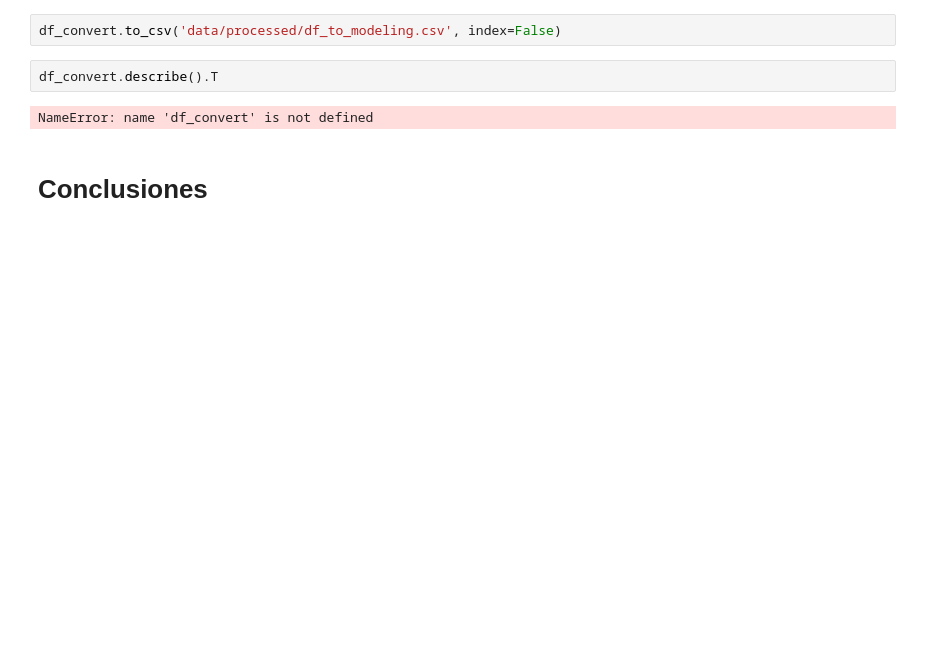
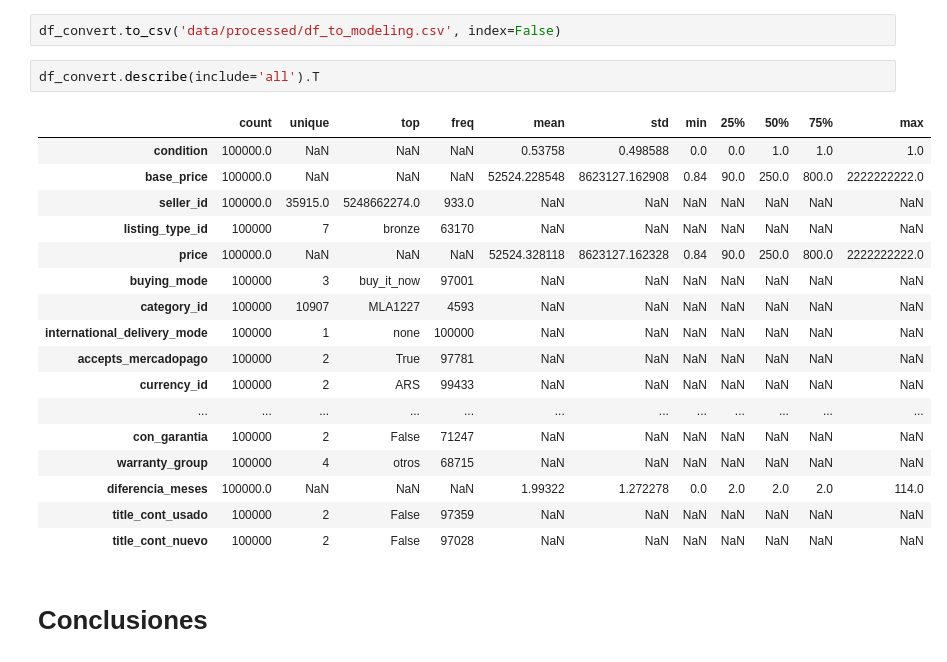
Before and after one commit to dbayterv/challenge-ds-meli, a Jupyter notebook: notebooks/01_EDA.ipynb, the cells around one changed output. Saved outputs shown, nothing was run; the diff lists cells and outputs as text; blank space fills up the shorter version.

```diff
--- a/notebooks/01_EDA.ipynb
+++ b/notebooks/01_EDA.ipynb
@@ -465,8 +456,24 @@ df_convert
 # %%
 df_convert.to_csv('data/processed/df_to_modeling.csv', index=False)
 # %%
-df_convert.describe().T
+df_convert.describe(include='all').T
 # %% [output]
-NameError: name 'df_convert' is not defined
+|  | count | unique | top | freq | mean | std | min | 25% | 50% | 75% | max |
+| condition | 100000.0 | NaN | NaN | NaN | 0.53758 | 0.498588 | 0.0 | 0.0 | 1.0 | 1.0 | 1.0 |
+| base_price | 100000.0 | NaN | NaN | NaN | 52524.228548 | 8623127.162908 | 0.84 | 90.0 | 250.0 | 800.0 | 2222222222.0 |
+| seller_id | 100000.0 | 35915.0 | 5248662274.0 | 933.0 | NaN | NaN | NaN | NaN | NaN | NaN | NaN |
+| listing_type_id | 100000 | 7 | bronze | 63170 | NaN | NaN | NaN | NaN | NaN | NaN | NaN |
+| price | 100000.0 | NaN | NaN | NaN | 52524.328118 | 8623127.162328 | 0.84 | 90.0 | 250.0 | 800.0 | 2222222222.0 |
+| buying_mode | 100000 | 3 | buy_it_now | 97001 | NaN | NaN | NaN | NaN | NaN | NaN | NaN |
+| category_id | 100000 | 10907 | MLA1227 | 4593 | NaN | NaN | NaN | NaN | NaN | NaN | NaN |
+| international_delivery_mode | 100000 | 1 | none | 100000 | NaN | NaN | NaN | NaN | NaN | NaN | NaN |
+| accepts_mercadopago | 100000 | 2 | True | 97781 | NaN | NaN | NaN | NaN | NaN | NaN | NaN |
+| currency_id | 100000 | 2 | ARS | 99433 | NaN | NaN | NaN | NaN | NaN | NaN | NaN |
+| ... | ... | ... | ... | ... | ... | ... | ... | ... | ... | ... | ... |
+| con_garantia | 100000 | 2 | False | 71247 | NaN | NaN | NaN | NaN | NaN | NaN | NaN |
+| warranty_group | 100000 | 4 | otros | 68715 | NaN | NaN | NaN | NaN | NaN | NaN | NaN |
+| diferencia_meses | 100000.0 | NaN | NaN | NaN | 1.99322 | 1.272278 | 0.0 | 2.0 | 2.0 | 2.0 | 114.0 |
+| title_cont_usado | 100000 | 2 | False | 97359 | NaN | NaN | NaN | NaN | NaN | NaN | NaN |
+| title_cont_nuevo | 100000 | 2 | False | 97028 | NaN | NaN | NaN | NaN | NaN | NaN | NaN |
 # %% [markdown]
 # Conclusiones
```
Also changed, not shown: parts of 12 cells of this notebook, 3 other files.
